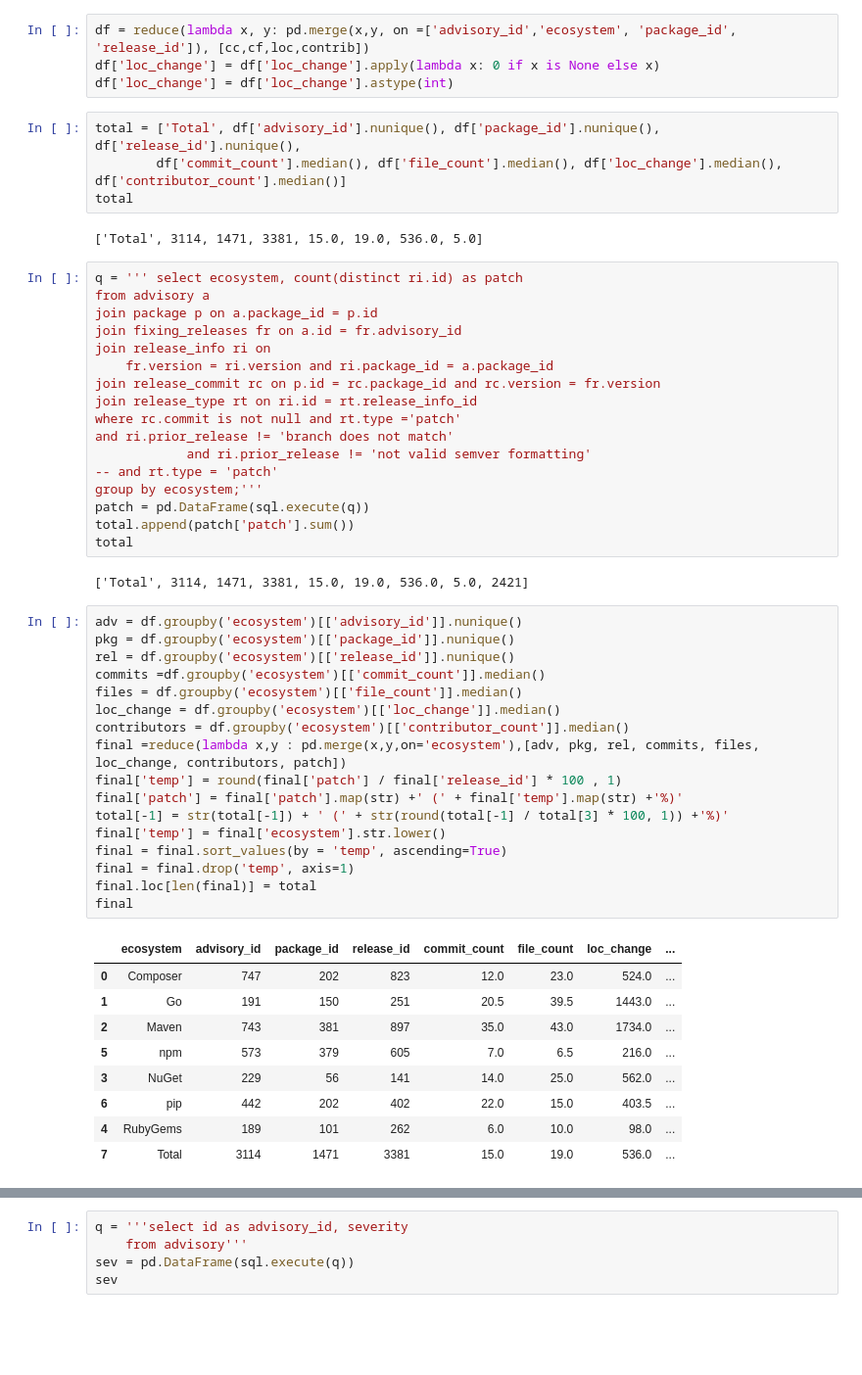
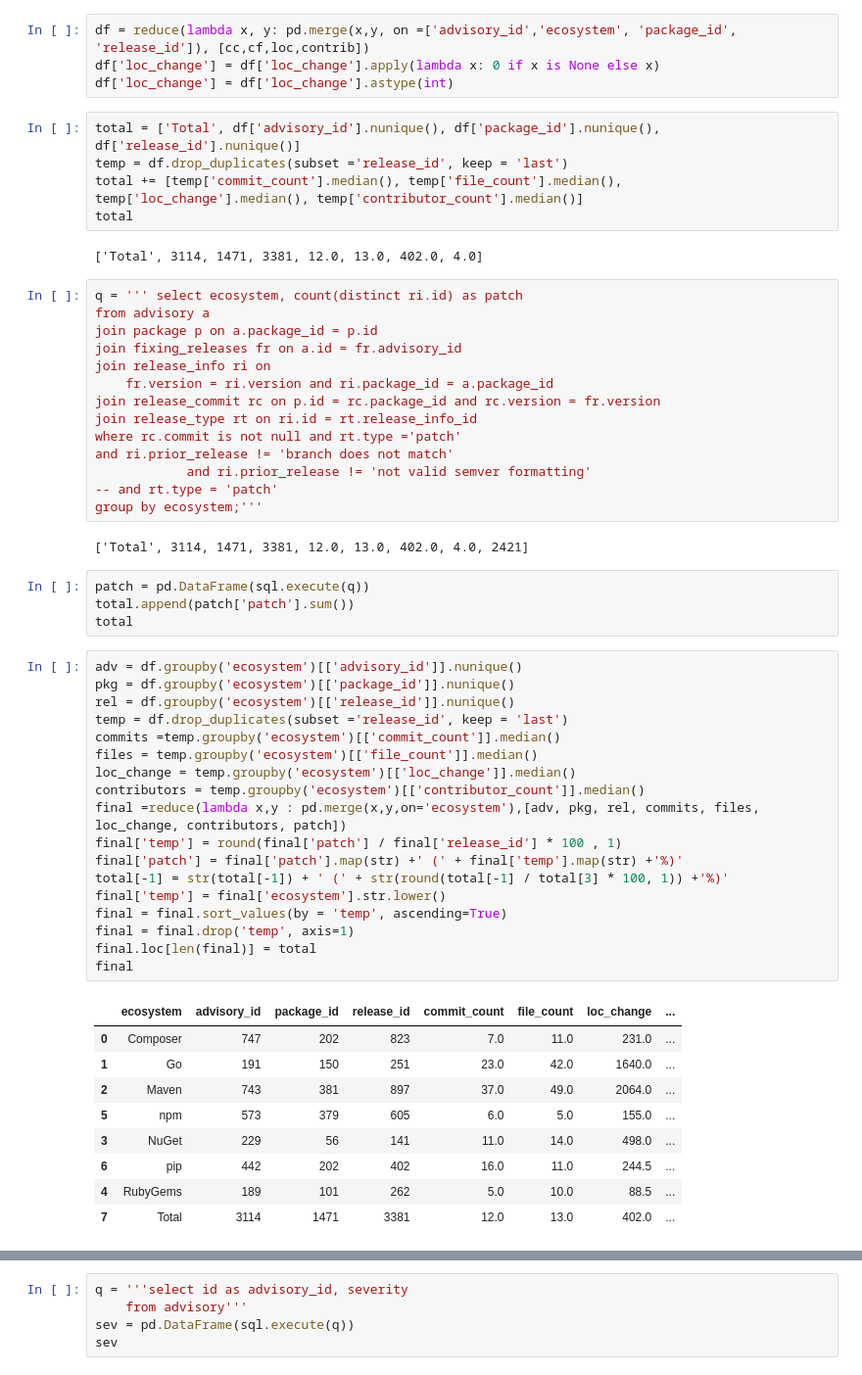
Before and after one commit to nasifimtiazohi/advisory-lifecycle, a Jupyter notebook: data_explore/rq2.ipynb, the cells around one changed output, grey strips where cells are left out. Shown at 98% size. Drawn from its saved outputs; the diff is of its cells as text; blank space fills up the shorter version.

```diff
--- a/data_explore/rq2.ipynb
+++ b/data_explore/rq2.ipynb
@@ -138,11 +100,12 @@ df = reduce(lambda x, y: pd.merge(x,y, on =['advisory_id','ecosystem', 'package_
 df['loc_change'] = df['loc_change'].apply(lambda x: 0 if x is None else x)
 df['loc_change'] = df['loc_change'].astype(int)
 # %%
-total = ['Total', df['advisory_id'].nunique(), df['package_id'].nunique(), df['release_id'].nunique(),
-        df['commit_count'].median(), df['file_count'].median(), df['loc_change'].median(), df['contributor_count'].median()]
+total = ['Total', df['advisory_id'].nunique(), df['package_id'].nunique(), df['release_id'].nunique()]
+temp = df.drop_duplicates(subset ='release_id', keep = 'last')
+total += [temp['commit_count'].median(), temp['file_count'].median(), temp['loc_change'].median(), temp['contributor_count'].median()]
 total
 # %% [output]
-['Total', 3114, 1471, 3381, 15.0, 19.0, 536.0, 5.0]
+['Total', 3114, 1471, 3381, 12.0, 13.0, 402.0, 4.0]
 # %%
 q = ''' select ecosystem, count(distinct ri.id) as patch
 from advisory a
@@ -157,35 +120,37 @@ and ri.prior_release != 'branch does not match'
             and ri.prior_release != 'not valid semver formatting'
 -- and rt.type = 'patch'
 group by ecosystem;'''
-patch = pd.DataFrame(sql.execute(q))
-total.append(patch['patch'].sum())
-total
 # %% [output]
-['Total', 3114, 1471, 3381, 15.0, 19.0, 536.0, 5.0, 2421]
+['Total', 3114, 1471, 3381, 12.0, 13.0, 402.0, 4.0, 2421]
+# %%
+patch = pd.DataFrame(sql.execute(q))
+total.append(patch['patch'].sum())
+total
 # %%
 adv = df.groupby('ecosystem')[['advisory_id']].nunique()
 pkg = df.groupby('ecosystem')[['package_id']].nunique()
 rel = df.groupby('ecosystem')[['release_id']].nunique()
-commits =df.groupby('ecosystem')[['commit_count']].median()
-files = df.groupby('ecosystem')[['file_count']].median()
-loc_change = df.groupby('ecosystem')[['loc_change']].median()
-contributors = df.groupby('ecosystem')[['contributor_count']].median()
+temp = df.drop_duplicates(subset ='release_id', keep = 'last')
+commits =temp.groupby('ecosystem')[['commit_count']].median()
+files = temp.groupby('ecosystem')[['file_count']].median()
+loc_change = temp.groupby('ecosystem')[['loc_change']].median()
+contributors = temp.groupby('ecosystem')[['contributor_count']].median()
 final =reduce(lambda x,y : pd.merge(x,y,on='ecosystem'),[adv, pkg, rel, commits, files, loc_change, contributors, patch])
 final['temp'] = round(final['patch'] / final['release_id'] * 100 , 1)
 final['patch'] = final['patch'].map(str) +' (' + final['temp'].map(str) +'%)'
 total[-1] = str(total[-1]) + ' (' + str(round(total[-1] / total[3] * 100, 1)) +'%)'
 final['temp'] = final['ecosystem'].str.lower()
 final = final.sort_values(by = 'temp', ascending=True)
 final = final.drop('temp', axis=1)
 final.loc[len(final)] = total
 final
 # %% [output]
 |  | ecosystem | advisory_id | package_id | release_id | commit_count | file_count | loc_change | ... |
-| 0 | Composer | 747 | 202 | 823 | 12.0 | 23.0 | 524.0 | ... |
-| 1 | Go | 191 | 150 | 251 | 20.5 | 39.5 | 1443.0 | ... |
-| 2 | Maven | 743 | 381 | 897 | 35.0 | 43.0 | 1734.0 | ... |
-| 5 | npm | 573 | 379 | 605 | 7.0 | 6.5 | 216.0 | ... |
-| 3 | NuGet | 229 | 56 | 141 | 14.0 | 25.0 | 562.0 | ... |
-| 6 | pip | 442 | 202 | 402 | 22.0 | 15.0 | 403.5 | ... |
-| 4 | RubyGems | 189 | 101 | 262 | 6.0 | 10.0 | 98.0 | ... |
-| 7 | Total | 3114 | 1471 | 3381 | 15.0 | 19.0 | 536.0 | ... |
+| 0 | Composer | 747 | 202 | 823 | 7.0 | 11.0 | 231.0 | ... |
+| 1 | Go | 191 | 150 | 251 | 23.0 | 42.0 | 1640.0 | ... |
+| 2 | Maven | 743 | 381 | 897 | 37.0 | 49.0 | 2064.0 | ... |
+| 5 | npm | 573 | 379 | 605 | 6.0 | 5.0 | 155.0 | ... |
+| 3 | NuGet | 229 | 56 | 141 | 11.0 | 14.0 | 498.0 | ... |
+| 6 | pip | 442 | 202 | 402 | 16.0 | 11.0 | 244.5 | ... |
+| 4 | RubyGems | 189 | 101 | 262 | 5.0 | 10.0 | 88.5 | ... |
+| 7 | Total | 3114 | 1471 | 3381 | 12.0 | 13.0 | 402.0 | ... |
```
Also changed, not shown: parts of 18 cells of this notebook, 5 other files.
